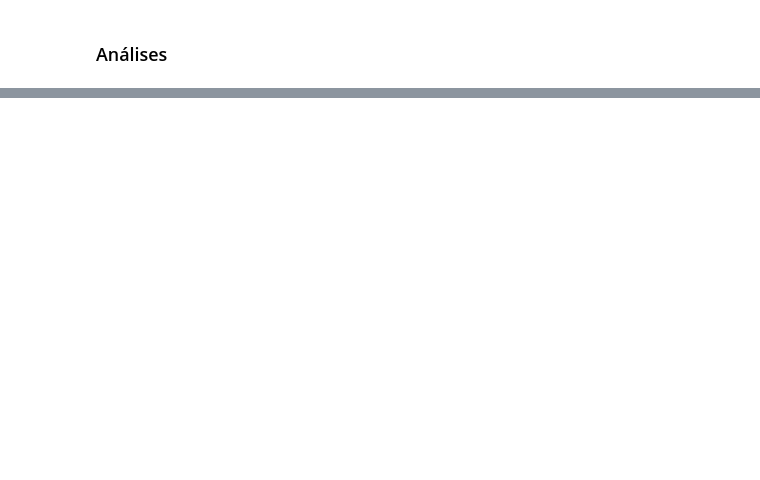
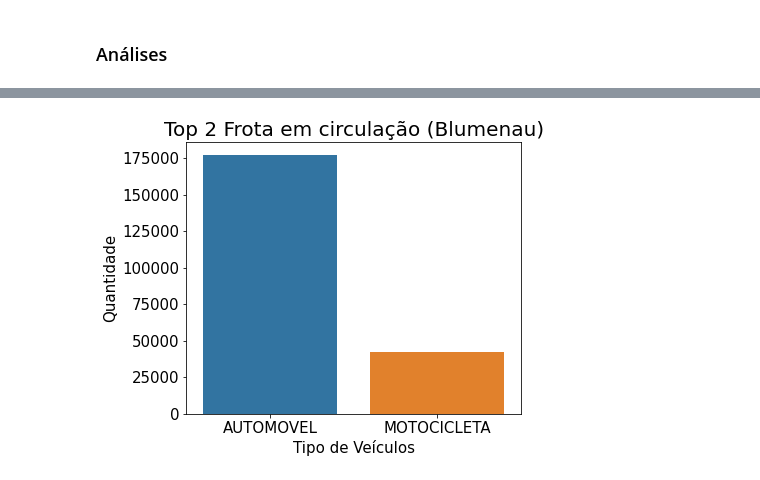
Before and after one commit to Renanrbsc/DataScience, a Jupyter notebook: Notebooks/FrotaVeiculos/DataAnalysis.ipynb, the cells around one changed output, grey strips where cells are left out. Saved outputs shown, nothing was run; the diff lists cells and outputs as text; code cells hidden in the pictures; blank space fills up the shorter version.

Commit message:
Analysis of vehicle fleet data in Brazil 2020

```diff
--- a/Notebooks/FrotaVeiculos/DataAnalysis.ipynb
+++ b/Notebooks/FrotaVeiculos/DataAnalysis.ipynb
@@ -45,3 +42,4 @@ df_frota.sort_values(df_frota.index.names, inplace=True)
 df_frota_blumenau = df_frota.loc[('SC', 'BLUMENAU', '2020-03-01')]\
                             .reset_index()\
                             .sort_values('QUANTIDADE', ascending=False)
+df_AM = df_frota_blumenau.iloc[0:2]
@@ -62,0 +61,15 @@ plt.show();
+# %%
+plt.figure(figsize=(6, 5))
+
+sns.barplot(x='TIPO DE VEICULO', y='QUANTIDADE', data=df_AM);
+
+plt.xlabel('Tipo de Veículos', fontsize=15)
+plt.xticks(fontsize=15)
+
+plt.ylabel(f'Quantidade', fontsize=15)
+plt.yticks(fontsize=15)
+
+plt.title(f'Top 2 Frota em circulação (Blumenau)', fontsize=20)
+plt.show();
+# %% [output]
+[figure, added]
```
Also changed, not shown: parts of 13 cells of this notebook.
